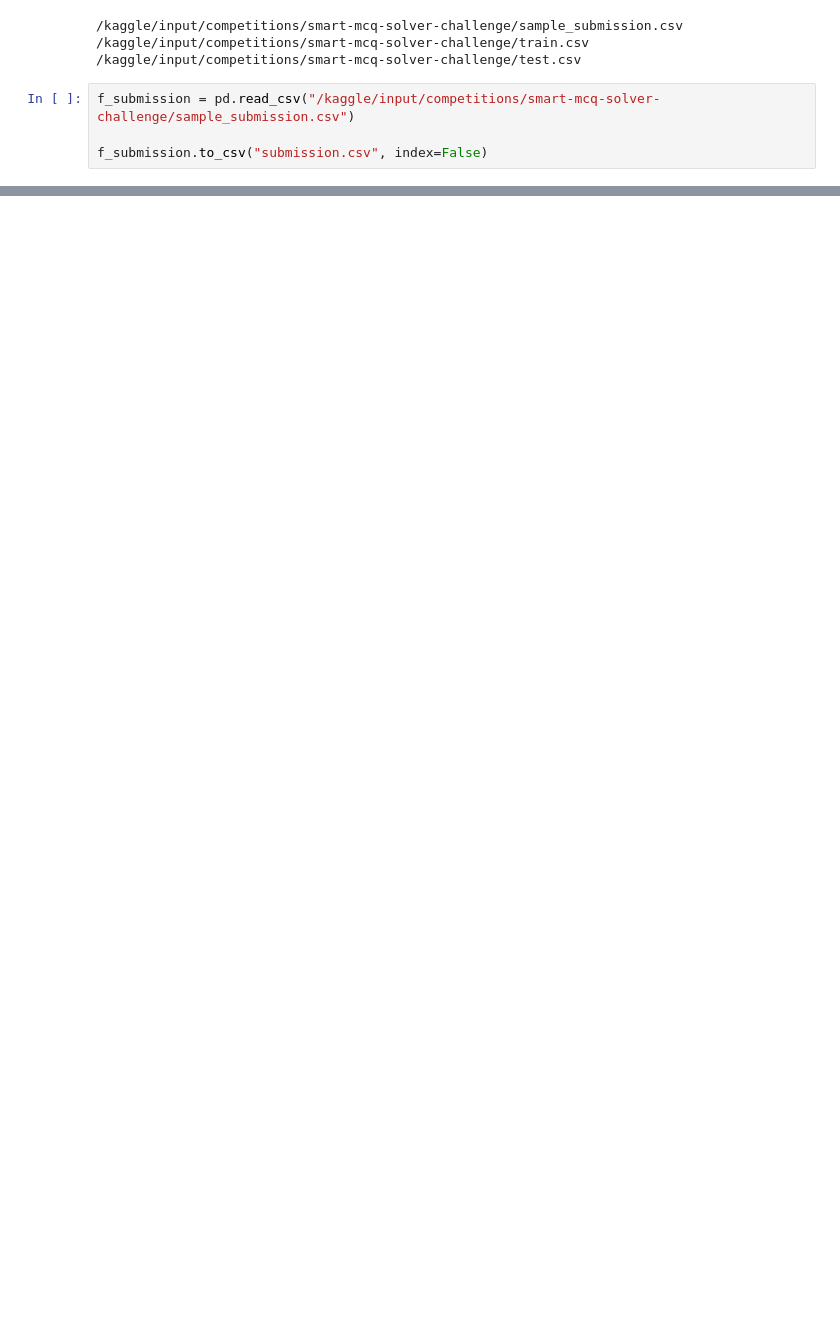
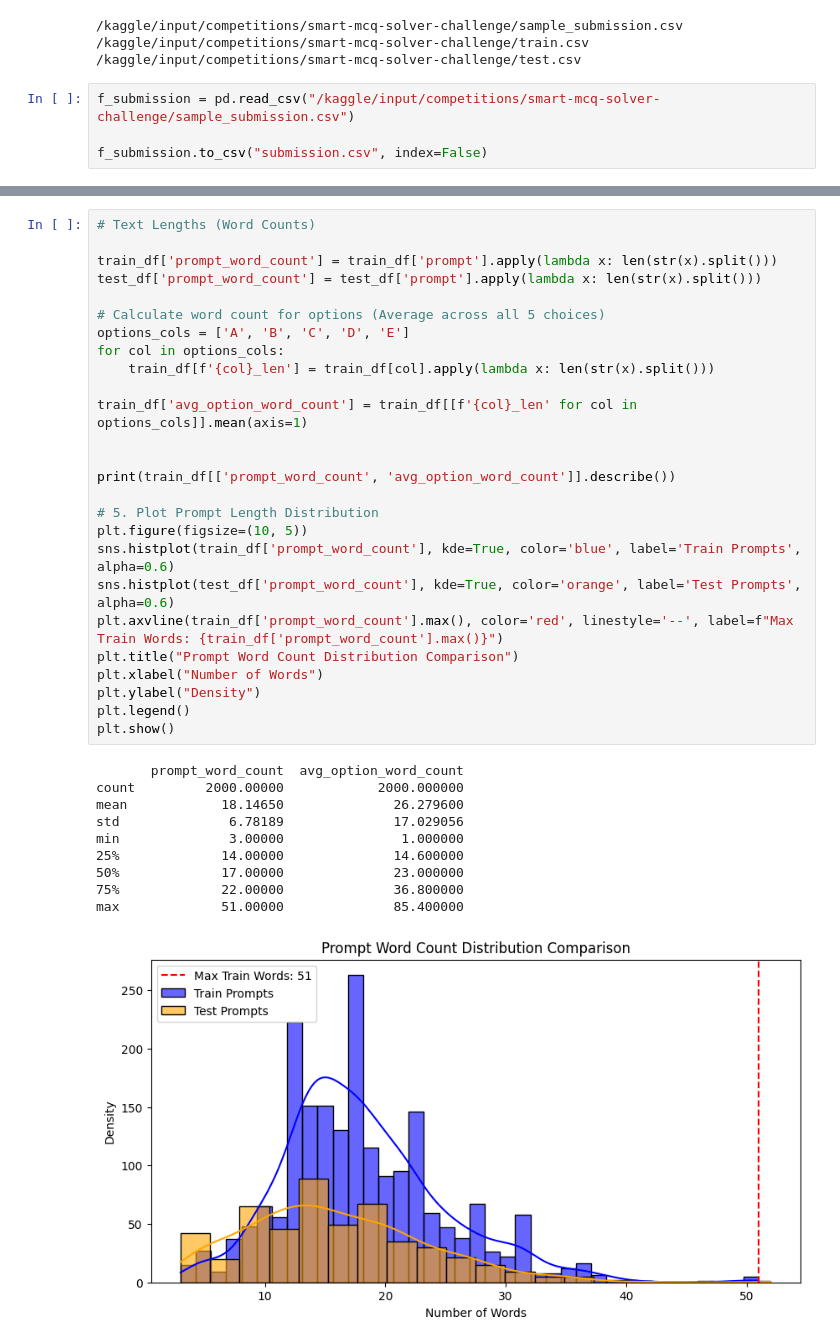
Before and after one commit to udayprattap/dl-genai-project-26-t2, a Jupyter notebook: kaggle_notebook.ipynb, the cells around one changed output, grey strips where cells are left out. Drawn from its saved outputs; the diff is of its cells as text; blank space fills up the shorter version.

```diff
--- a/kaggle_notebook.ipynb
+++ b/kaggle_notebook.ipynb
@@ -32,0 +95,37 @@ f_submission.to_csv("submission.csv", index=False)
+# %%
+# Text Lengths (Word Counts)
+
+train_df['prompt_word_count'] = train_df['prompt'].apply(lambda x: len(str(x).split()))
+test_df['prompt_word_count'] = test_df['prompt'].apply(lambda x: len(str(x).split()))
+
+# Calculate word count for options (Average across all 5 choices)
+options_cols = ['A', 'B', 'C', 'D', 'E']
+for col in options_cols:
+    train_df[f'{col}_len'] = train_df[col].apply(lambda x: len(str(x).split()))
+
+train_df['avg_option_word_count'] = train_df[[f'{col}_len' for col in options_cols]].mean(axis=1)
+
+
+print(train_df[['prompt_word_count', 'avg_option_word_count']].describe())
+
+# 5. Plot Prompt Length Distribution
+plt.figure(figsize=(10, 5))
+sns.histplot(train_df['prompt_word_count'], kde=True, color='blue', label='Train Prompts', alpha=0.6)
+sns.histplot(test_df['prompt_word_count'], kde=True, color='orange', label='Test Prompts', alpha=0.6)
+plt.axvline(train_df['prompt_word_count'].max(), color='red', linestyle='--', label=f"Max Train Words: {train_df['prompt_word_count'].max()}")
+plt.title("Prompt Word Count Distribution Comparison")
+plt.xlabel("Number of Words")
+plt.ylabel("Density")
+plt.legend()
+plt.show()
+# %% [output]
+       prompt_word_count  avg_option_word_count
+count         2000.00000            2000.000000
+mean            18.14650              26.279600
+std              6.78189              17.029056
+min              3.00000               1.000000
+25%             14.00000              14.600000
+50%             17.00000              23.000000
+75%             22.00000              36.800000
+max             51.00000              85.400000
+[figure, added]
```
Also changed, not shown: parts of 9 cells of this notebook.
